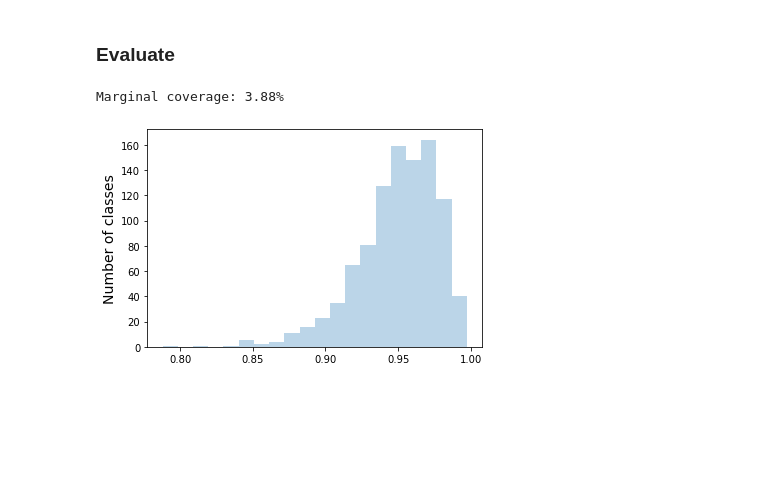
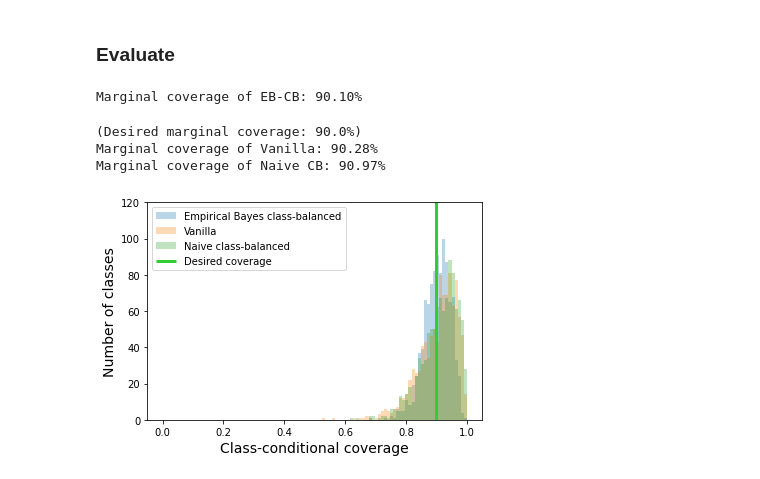
Before and after one commit to tiffanyding/empirical-bayes-conformal, a Jupyter notebook: evaluate.ipynb, the cells around one changed output. Saved outputs shown, nothing was run; the diff lists cells and outputs as text; code cells hidden in the pictures; blank space fills up the shorter version.

Commit message:
[apply conformal adjusment]

```diff
--- a/evaluate.ipynb
+++ b/evaluate.ipynb
@@ -15,4 +12,5 @@ The autoreload extension is already loaded. To reload it, use:
 1. Class-specific qhats
 2. Conformal scores (e.g., softmax vectors) and ground truth labels to evaluate on
 # %%
-qhats = np.load('.cache/quantiles_06-08-22.npy') # qhats estimated using oracle prior
+# qhats = np.load('.cache/quantiles_06-08-22.npy') # qhats estimated using oracle prior
+qhats = np.load('.cache/conformalized_qhats.npy') # Conformalized qhats estimated using oracle prior
@@ -69,6 +24,6 @@ labels = labels.type(torch.LongTensor).numpy()
 scores = 1 - softmax_scores
 # %%
 %%time
-# Get split of data not used for calibration
-_, _, val_scores, val_labels = split_X_and_y(scores, labels, 20, num_classes=1000, seed=0)
+# Get split of data not used for calibration to use for validation
+calib_scores, calib_labels, val_scores, val_labels = split_X_and_y(scores, labels, 20, num_classes=1000, seed=0)
 # %% [output]
@@ -81,15 +36,49 @@ preds = create_cb_prediction_sets(val_scores, qhats)
 # cb_preds = create_cb_prediction_sets(scores, qhats_old)
 # %%
 marginal_cov = compute_coverage(val_labels, preds)
-print(f'Marginal coverage: {cb_marginal_cov*100:.2f}%')
+print(f'Marginal coverage of EB-CB: {marginal_cov*100:.2f}%')
+
+# Using unconformalized qhats: 90.70%
 # %% [output]
-Marginal coverage: 3.88%
+Marginal coverage of EB-CB: 90.10%
 # %%
 class_specific_cov = compute_class_specific_coverage(val_labels, preds)
+# %%
+# Get baselines for comparison
+alpha = 0.1 # Should be the same alpha used for qhats that we loaded in
+print(f'(Desired marginal coverage: {(1-alpha) * 100:.1f}%)')
+
+# A) Vanilla conformal
+vanilla_qhat = compute_qhat(calib_scores, calib_labels, alpha=alpha)
+vanilla_preds = create_prediction_sets(val_scores, vanilla_qhat)
+
+marginal_cov = compute_coverage(val_labels, vanilla_preds)
+print(f'Marginal coverage of Vanilla: {marginal_cov*100:.2f}%')
+vanilla_class_specific_cov = compute_class_specific_coverage(val_labels, vanilla_preds)
+
+# B) Naive class-balanced
+naivecb_qhats = compute_class_specific_qhats(calib_scores, calib_labels, alpha=alpha)
+naivecb_preds = create_cb_prediction_sets(val_scores, naivecb_qhats)
+
+naivecb_marginal_cov = compute_coverage(val_labels, naivecb_preds)
+print(f'Marginal coverage of Naive CB: {naivecb_marginal_cov*100:.2f}%')
+naivecb_class_specific_cov = compute_class_specific_coverage(val_labels, naivecb_preds)
+# %% [output]
+(Desired marginal coverage: 90.0%)
+Marginal coverage of Vanilla: 90.28%
+Marginal coverage of Naive CB: 90.97%
 # %%
-plt.hist(class_specific_cov, bins=20, label="Empirical Bayes class-balanced", alpha=.3)
+bins = np.linspace(0,1,100)
+plt.hist(class_specific_cov, bins=bins, label="Empirical Bayes class-balanced", alpha=.3)
+plt.hist(vanilla_class_specific_cov, bins=bins, label="Vanilla", alpha=.3)
+plt.hist(naivecb_class_specific_cov, bins=bins, label="Naive class-balanced", alpha=.3)
+
+plt.vlines(1-alpha, 0, 120, label='Desired coverage', color='limegreen', linewidth=3)
+plt.ylim(0,120)
+
 plt.ylabel('Number of classes', fontsize=14)
-
+plt.xlabel('Class-conditional coverage', fontsize=14)
+plt.legend()
 plt.show()
 # %% [output]
-[figure, old version]
+[figure, new version]
```
Also changed, not shown: parts of 12 cells of this notebook, 4 other files.
